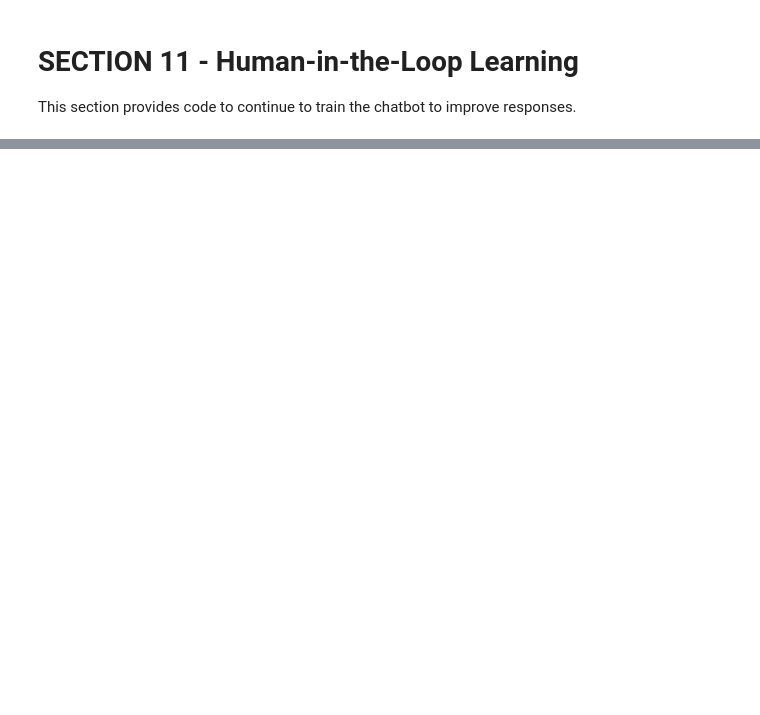
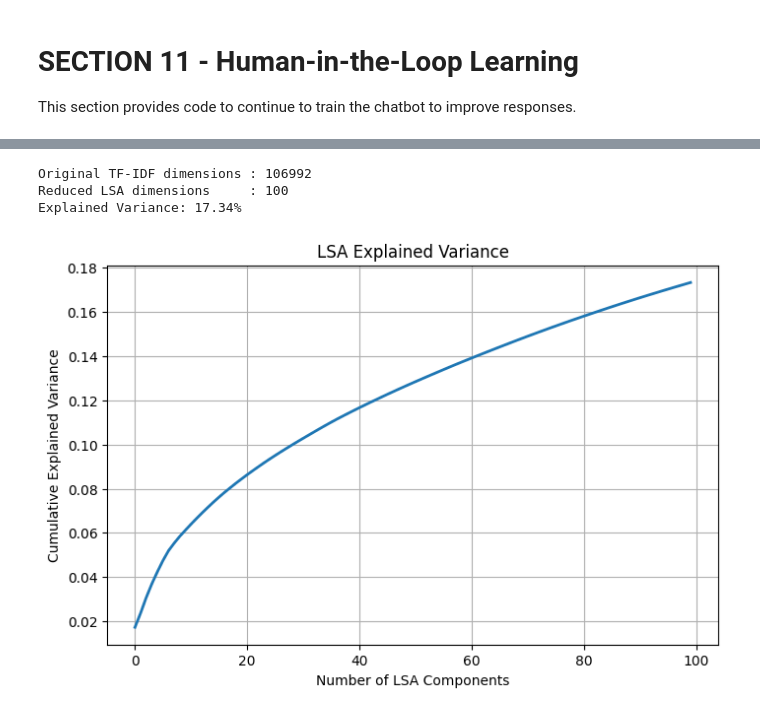
Before and after one commit to rburchf1/AI102Challenges, a Jupyter notebook: ryan-burchfield-ai-102-final-project.ipynb, the cells around one changed output, grey strips where cells are left out. Saved outputs shown, nothing was run; the diff lists cells and outputs as text; code cells hidden in the pictures; blank space fills up the shorter version.

```diff
--- a/ryan-burchfield-ai-102-final-project.ipynb
+++ b/ryan-burchfield-ai-102-final-project.ipynb
@@ -2444,0 +2452,37 @@ def retrain_with_approved_feedback():
+# %%
+from sklearn.decomposition import TruncatedSVD
+
+# Reduce the TF-IDF vectors into a latent semantic space
+lsa = TruncatedSVD(
+    n_components=100,
+    random_state=42
+)
+
+lsa_matrix = lsa.fit_transform(tfidf_matrix)
+
+print(f"Original TF-IDF dimensions : {tfidf_matrix.shape[1]}")
+print(f"Reduced LSA dimensions     : {lsa_matrix.shape[1]}")
+
+print(f"Explained Variance: {lsa.explained_variance_ratio_.sum():.2%}")
+# %% [output]
+Original TF-IDF dimensions : 106992
+Reduced LSA dimensions     : 100
+Explained Variance: 17.34%
+# %%
+plt.figure(figsize=(8,5))
+
+plt.plot(
+    np.cumsum(lsa.explained_variance_ratio_),
+    linewidth=2
+)
+
+plt.xlabel("Number of LSA Components")
+plt.ylabel("Cumulative Explained Variance")
+
+plt.title("LSA Explained Variance")
+
+plt.grid(True)
+
+plt.show()
+# %% [output]
+[figure, added]
```
Also changed, not shown: parts of 15 cells of this notebook.
